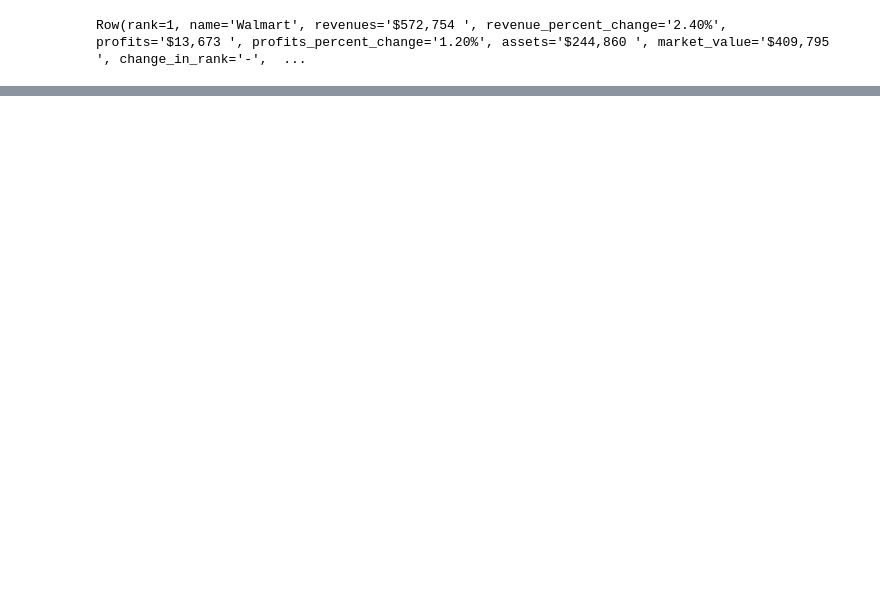
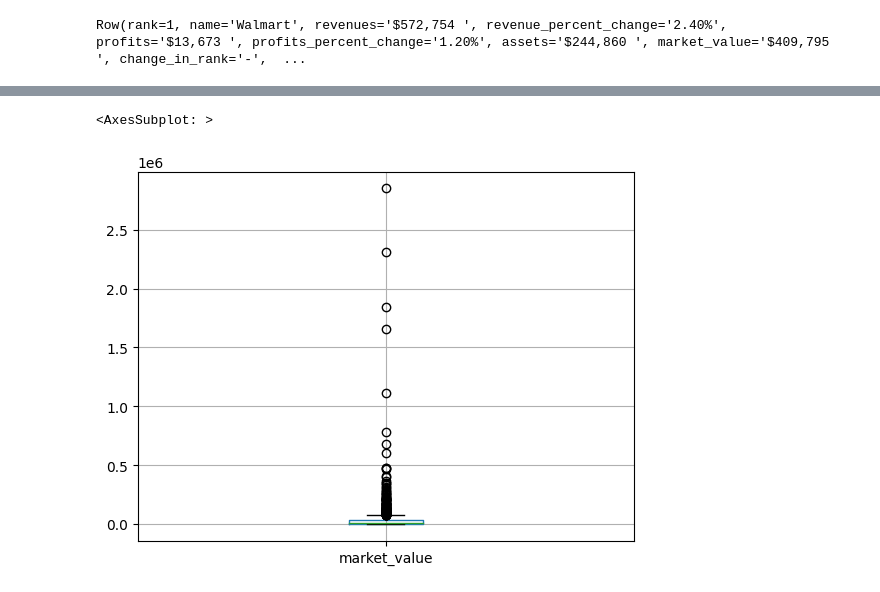
Before and after one commit to abzdel/databricks_cli, a Jupyter notebook: dblib/eda.ipynb, the cells around one changed output, grey strips where cells are left out. Saved outputs shown, nothing was run; the diff lists cells and outputs as text; code cells hidden in the pictures; blank space fills up the shorter version.

```diff
--- a/dblib/eda.ipynb
+++ b/dblib/eda.ipynb
@@ -40,0 +116,5 @@ Row(rank=1, name='Walmart', revenues='$572,754 ', revenue_percent_change='2.40%'
+# %%
+df[['market_value']].boxplot()
+# %% [output]
+<AxesSubplot: >
+[figure, added]
```
Also changed, not shown: parts of 16 cells of this notebook, 1 other file.
